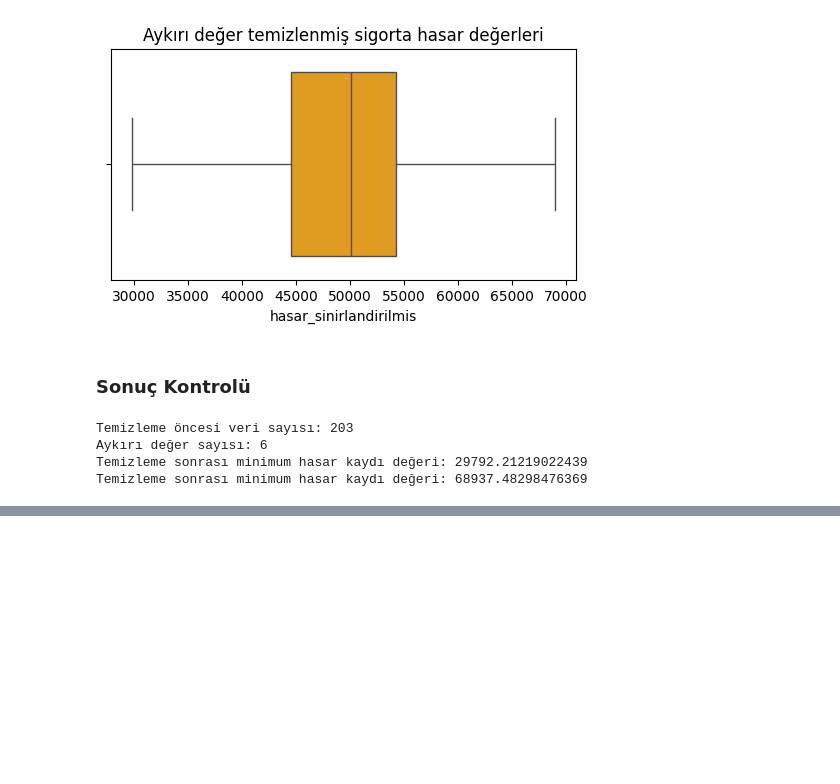
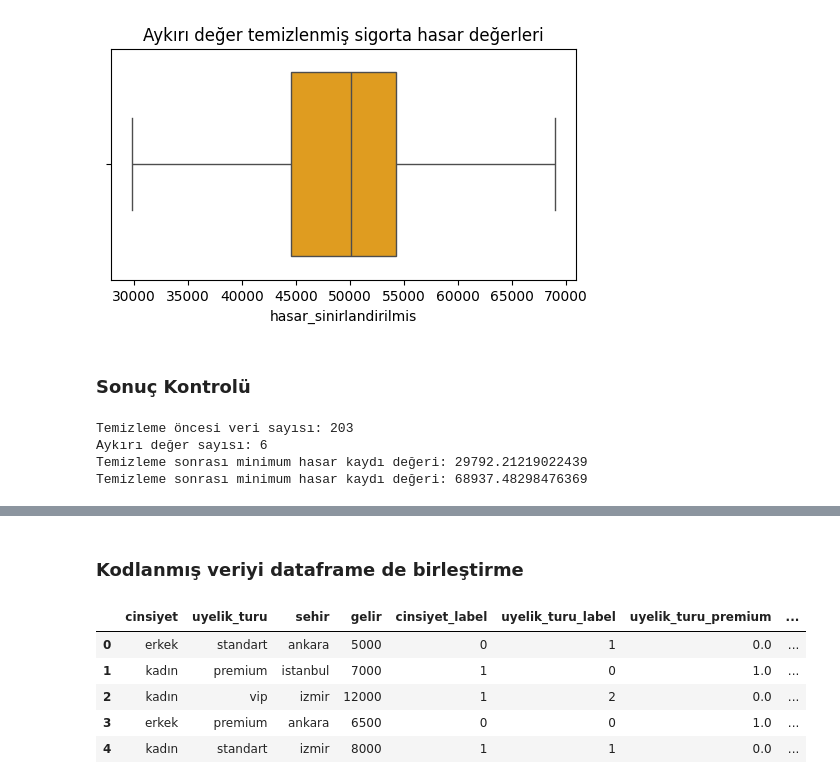
Before and after one commit to ArsenLupen53/GYZU-BTK-codespace, a Jupyter notebook: veri_on_isleme/veri_on_isleme.ipynb, the cells around one changed output, grey strips where cells are left out. Drawn from its saved outputs; the diff is of its cells as text; code cells hidden in the pictures; blank space fills up the shorter version.

```diff
--- a/veri_on_isleme/veri_on_isleme.ipynb
+++ b/veri_on_isleme/veri_on_isleme.ipynb
@@ -149,0 +247,4 @@ Temizleme sonrası minimum hasar kaydı değeri: 68937.48298476369
+# %%
+one_hot_encoder = OneHotEncoder(sparse_output = False)
+encoded_array = one_hot_encoder.fit_transform(df[["uyelik_turu"]])
+encoded_array
@@ -149,0 +257,7 @@ Temizleme sonrası minimum hasar kaydı değeri: 68937.48298476369
+# %%
+# yeni sütün adlarını alalım
+encoded_columns = one_hot_encoder.get_feature_names_out(["uyelik_turu"])
+# %%
+#yeni bir df oluştur
+encoded_df = pd.DataFrame(encoded_array, columns = encoded_columns)
+encoded_df
@@ -149,0 +274,3 @@ Temizleme sonrası minimum hasar kaydı değeri: 68937.48298476369
+# %%
+encoded_df = encoded_df.drop(columns = ["uyelik_turu_standart"])
+encoded_df
@@ -149,0 +284,12 @@ Temizleme sonrası minimum hasar kaydı değeri: 68937.48298476369
+# %% [markdown]
+### Kodlanmış veriyi dataframe de birleştirme
+# %%
+df_final = pd.concat([df,encoded_df],axis=1)
+df_final
+# %% [output]
+|  | cinsiyet | uyelik_turu | sehir | gelir | cinsiyet_label | uyelik_turu_label | uyelik_turu_premium | ... |
+| 0 | erkek | standart | ankara | 5000 | 0 | 1 | 0.0 | ... |
+| 1 | kadın | premium | istanbul | 7000 | 1 | 0 | 1.0 | ... |
+| 2 | kadın | vip | izmir | 12000 | 1 | 2 | 0.0 | ... |
+| 3 | erkek | premium | ankara | 6500 | 0 | 0 | 1.0 | ... |
+| 4 | kadın | standart | izmir | 8000 | 1 | 1 | 0.0 | ... |
```
Also changed, not shown: parts of 19 cells of this notebook.
